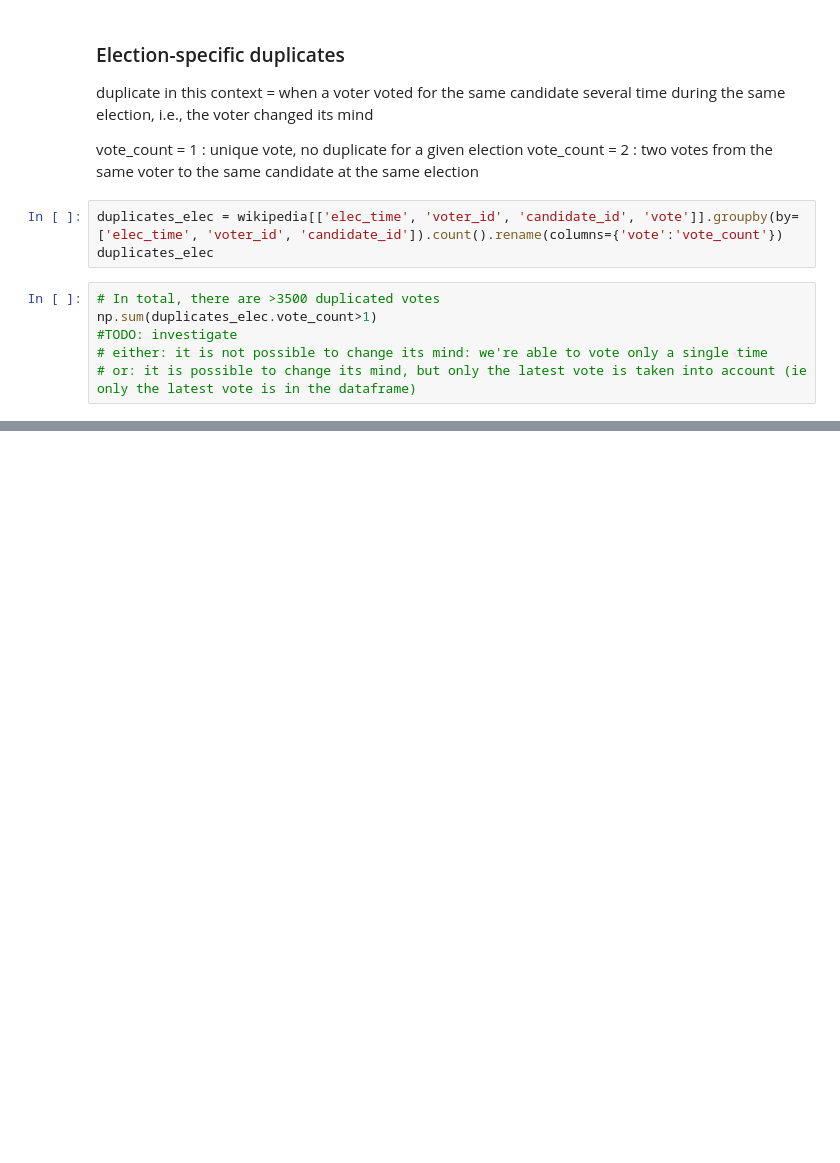
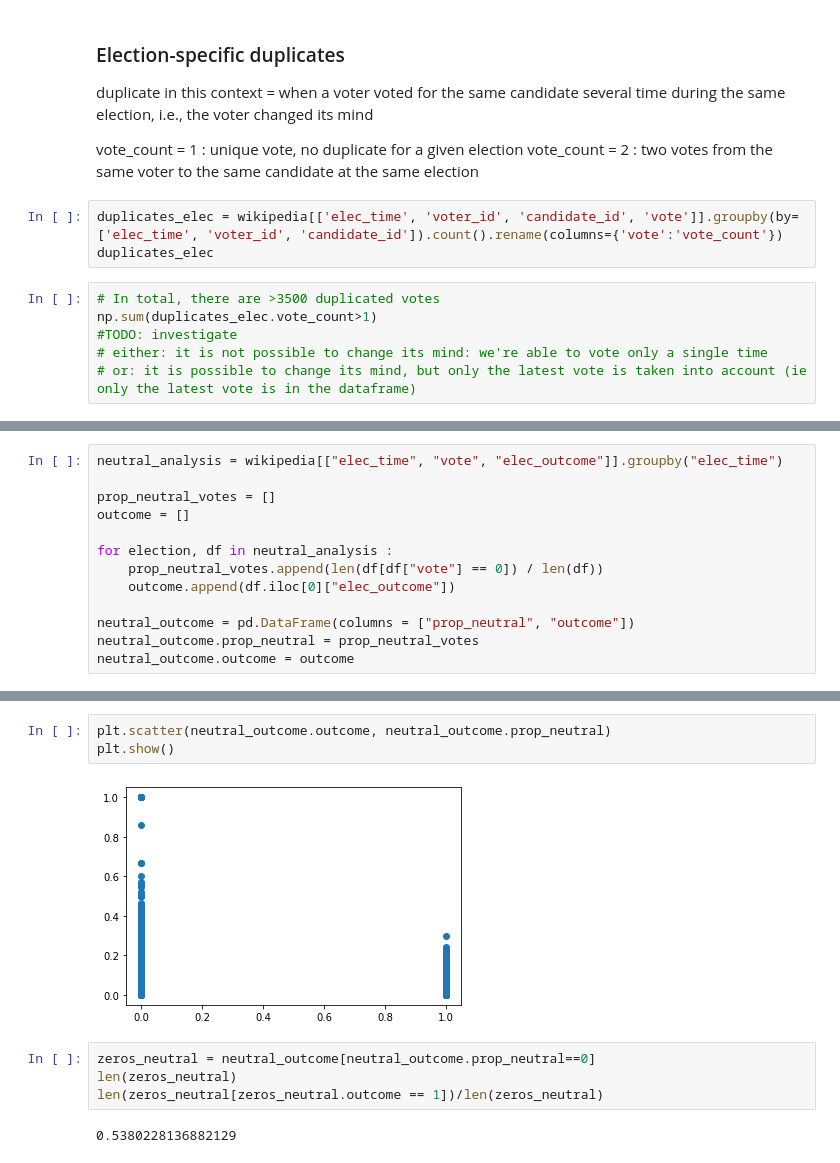
Before and after one commit to epfl-ada/ada-2020-project-milestone-p3-p3_yo-banana-boy, a Jupyter notebook: main.ipynb, the cells around one changed output, grey strips where cells are left out. Cells and saved outputs as stored; diff of their text form; blank space fills up the shorter version.

Commit message:
neutral votes analysis

```diff
--- a/main.ipynb
+++ b/main.ipynb
@@ -1033,0 +1047,13 @@ np.sum(duplicates_elec.vote_count>1)
+# %%
+neutral_analysis = wikipedia[["elec_time", "vote", "elec_outcome"]].groupby("elec_time")
+
+prop_neutral_votes = []
+outcome = []
+
+for election, df in neutral_analysis :
+    prop_neutral_votes.append(len(df[df["vote"] == 0]) / len(df))
+    outcome.append(df.iloc[0]["elec_outcome"])
+
+neutral_outcome = pd.DataFrame(columns = ["prop_neutral", "outcome"])
+neutral_outcome.prop_neutral = prop_neutral_votes
+neutral_outcome.outcome = outcome
@@ -1033,0 +1085,11 @@ np.sum(duplicates_elec.vote_count>1)
+# %%
+plt.scatter(neutral_outcome.outcome, neutral_outcome.prop_neutral)
+plt.show()
+# %% [output]
+[figure, added]
+# %%
+zeros_neutral = neutral_outcome[neutral_outcome.prop_neutral==0]
+len(zeros_neutral)
+len(zeros_neutral[zeros_neutral.outcome == 1])/len(zeros_neutral)
+# %% [output]
+0.5380228136882129
```
Also changed, not shown: parts of 23 cells of this notebook.
